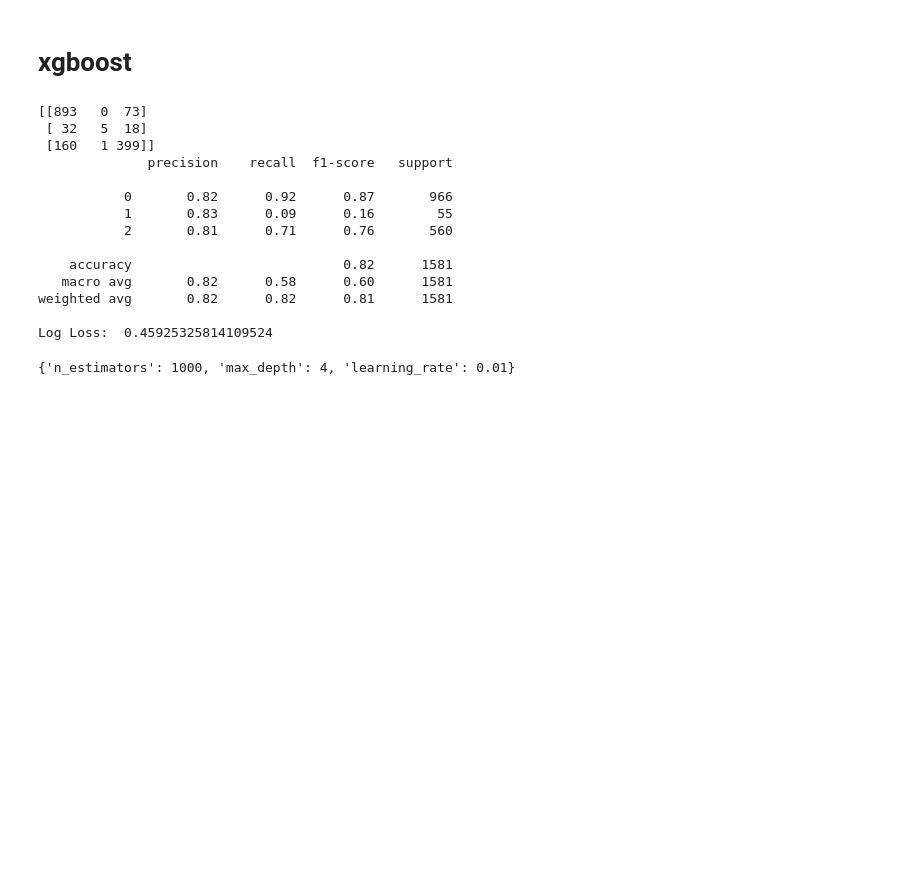
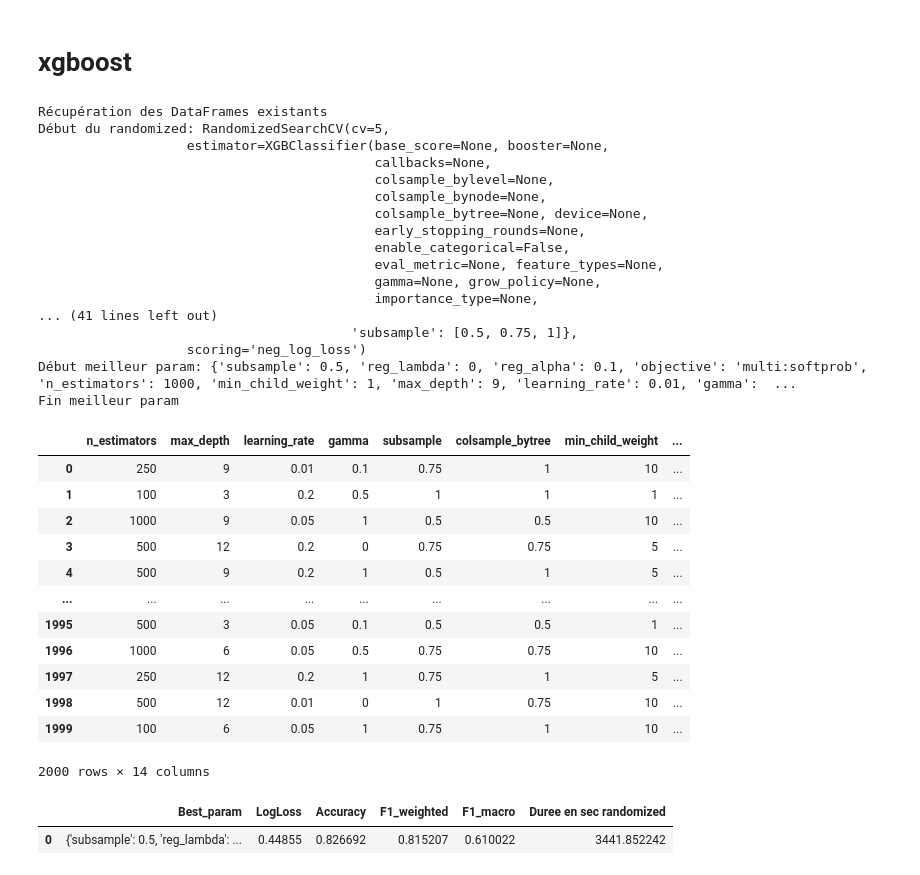
Before and after one commit to Belette73/Prediction-of-Cirrhosis-Outcomes, a Jupyter notebook: data/Franck/Xgboost.ipynb, the cells around one changed output. Drawn from its saved outputs; the diff is of its cells as text; code cells hidden in the pictures; blank space fills up the shorter version.

```diff
--- a/data/Franck/Xgboost.ipynb
+++ b/data/Franck/Xgboost.ipynb
@@ -53,9 +91,13 @@ from sklearn.model_selection import train_test_split, RandomizedSearchCV
 from sklearn.preprocessing import StandardScaler
 from sklearn.metrics import confusion_matrix, classification_report
 
+joblib_path_suivi_metrique_1 = get_output_path_file("df_score_random.joblib")
+joblib_path_suivi_metrique_2 = get_output_path_file("df_score_best_test.joblib")
+
 target = df.Status
 data = df.drop(columns=["Status","N_Days","N_Week"])
 
+X_train,X_test,y_train,y_test = train_test_split(data,target,test_size=0.2, random_state=123)
 #Standardisation
 scaler = StandardScaler().fit(X_train)
 X_train = scaler.transform(X_train)
@@ -64,43 +106,44 @@ X_test = scaler.transform(X_test)
 #Modèle instancié
 model = XGBClassifier(n_estimators=1000, max_depth=2, learning_rate=0.1, objective="multi:softprob")
 
-# Randomized
-param_grid = {
-    'n_estimators': [100, 500, 1000],
-    'max_depth': [2, 4, 6],
-    'learning_rate': [0.1, 0.01, 0.05]
-}
-search = RandomizedSearchCV(model, param_grid, cv=3, scoring='neg_log_loss')
-search.fit(X_train, y_train)
-
-# Meilleur modèle après Grid Search
-best_model = search.best_estimator_
-
-# Faire des prédictions
-proba = best_model.predict_proba(X_test)
-predictions= best_model.predict(X_test)
-logloss = log_loss(y_test, proba)
-
-# Évaluer le modèle
-print(confusion_matrix(y_test, predictions))
-print(classification_report(y_test, predictions))
-print("Log Loss: ", logloss)
+randomized_search_CV = RandomizedSearchCV(model, param_distributions=param_grid,n_iter=2000, cv=5, scoring='neg_log_loss',n_jobs=-1)
+df_score_random,df_score_best_test = test_randomized_model(joblib_path_suivi_metrique_1, joblib_path_suivi_metrique_2, param_grid, model, randomized_search_CV)
 # %% [output]
-[[893   0  73]
- [ 32   5  18]
- [160   1 399]]
-              precision    recall  f1-score   support
-
-           0       0.82      0.92      0.87       966
-           1       0.83      0.09      0.16        55
-           2       0.81      0.71      0.76       560
-
-    accuracy                           0.82      1581
-   macro avg       0.82      0.58      0.60      1581
-weighted avg       0.82      0.82      0.81      1581
-
-Log Loss:  0.45925325814109524
+Récupération des DataFrames existants
+Début du randomized: RandomizedSearchCV(cv=5,
+                   estimator=XGBClassifier(base_score=None, booster=None,
+                                           callbacks=None,
+                                           colsample_bylevel=None,
+                                           colsample_bynode=None,
+                                           colsample_bytree=None, device=None,
+                                           early_stopping_rounds=None,
+                                           enable_categorical=False,
+                                           eval_metric=None, feature_types=None,
+                                           gamma=None, grow_policy=None,
+                                           importance_type=None,
+... (41 lines left out)
+                                        'subsample': [0.5, 0.75, 1]},
+                   scoring='neg_log_loss')
+Début meilleur param: {'subsample': 0.5, 'reg_lambda': 0, 'reg_alpha': 0.1, 'objective': 'multi:softprob', 'n_estimators': 1000, 'min_child_weight': 1, 'max_depth': 9, 'learning_rate': 0.01, 'gamma':  ...
+Fin meilleur param
 # %%
-search.best_params_
+df_score_random
 # %% [output]
+|  | n_estimators | max_depth | learning_rate | gamma | subsample | colsample_bytree | min_child_weight | ... |
+| 0 | 250 | 9 | 0.01 | 0.1 | 0.75 | 1 | 10 | ... |
+| 1 | 100 | 3 | 0.2 | 0.5 | 1 | 1 | 1 | ... |
+| 2 | 1000 | 9 | 0.05 | 1 | 0.5 | 0.5 | 10 | ... |
+| 3 | 500 | 12 | 0.2 | 0 | 0.75 | 0.75 | 5 | ... |
+| 4 | 500 | 9 | 0.2 | 1 | 0.5 | 1 | 5 | ... |
+| ... | ... | ... | ... | ... | ... | ... | ... | ... |
+| 1995 | 500 | 3 | 0.05 | 0.1 | 0.5 | 0.5 | 1 | ... |
+| 1996 | 1000 | 6 | 0.05 | 0.5 | 0.75 | 0.75 | 10 | ... |
+| 1997 | 250 | 12 | 0.2 | 1 | 0.75 | 1 | 5 | ... |
+| 1998 | 500 | 12 | 0.01 | 0 | 1 | 0.75 | 10 | ... |
+| 1999 | 100 | 6 | 0.05 | 1 | 0.75 | 1 | 10 | ... |
-{'n_estimators': 1000, 'max_depth': 4, 'learning_rate': 0.01}
+2000 rows × 14 columns
+# %%
+df_score_best_test
+# %% [output]
+|  | Best_param | LogLoss | Accuracy | F1_weighted | F1_macro | Duree en sec randomized |
+| 0 | {'subsample': 0.5, 'reg_lambda': ... | 0.44855 | 0.826692 | 0.815207 | 0.610022 | 3441.852242 |
```
Also changed, not shown: parts of 4 cells of this notebook.
